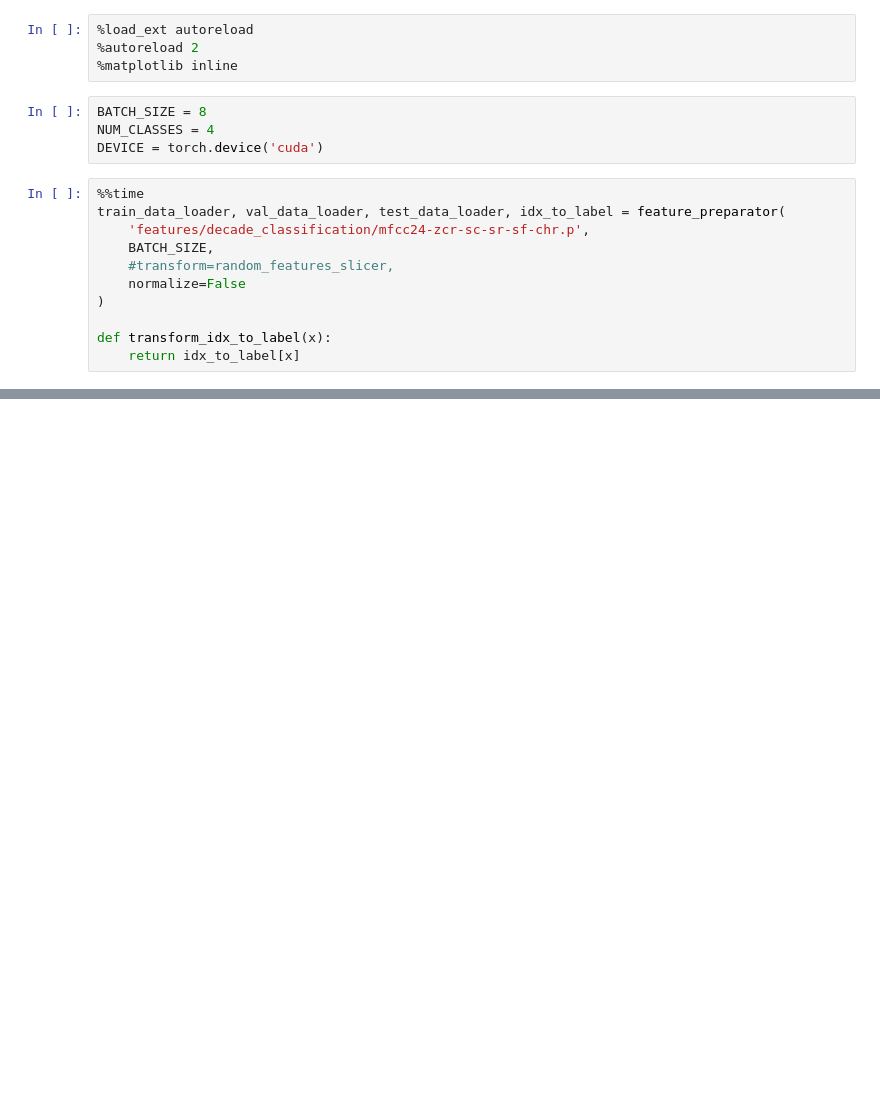
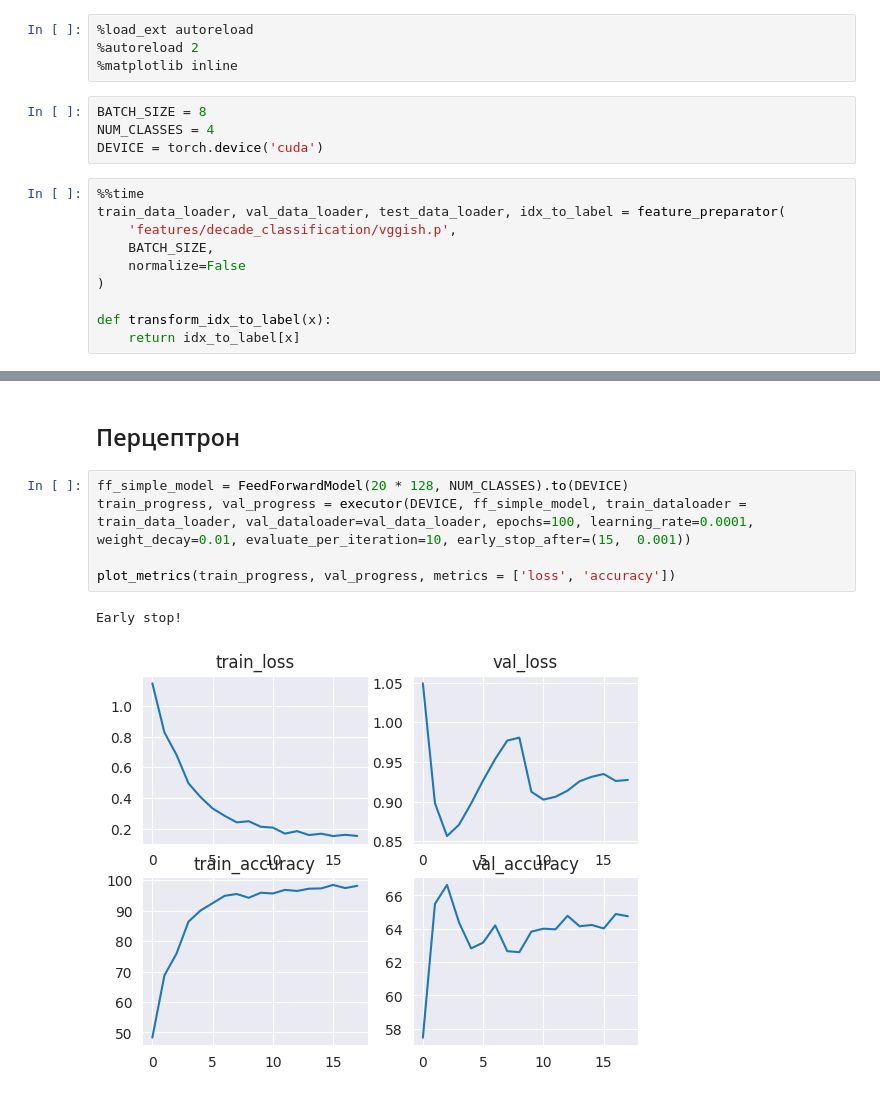
Before and after one commit to Sergey-Baranenkov/mag_coursework, a Jupyter notebook: decade_classification/decade_classification_vggish.ipynb, the cells around one changed output, grey strips where cells are left out. Drawn from its saved outputs; the diff is of its cells as text; blank space fills up the shorter version.

```diff
--- a/decade_classification/decade_classification_vggish.ipynb
+++ b/decade_classification/decade_classification_vggish.ipynb
@@ -18,9 +22,8 @@ DEVICE = torch.device('cuda')
 # %%
 %%time
 train_data_loader, val_data_loader, test_data_loader, idx_to_label = feature_preparator(
-    'features/decade_classification/mfcc24-zcr-sc-sr-sf-chr.p',
+    'features/decade_classification/vggish.p',
     BATCH_SIZE,
-    #transform=random_features_slicer,
     normalize=False
 )
 
@@ -28,0 +62,10 @@ def transform_idx_to_label(x):
+# %% [markdown]
+## Перцептрон
+# %%
+ff_simple_model = FeedForwardModel(20 * 128, NUM_CLASSES).to(DEVICE)
+train_progress, val_progress = executor(DEVICE, ff_simple_model, train_dataloader = train_data_loader, val_dataloader=val_data_loader, epochs=100, learning_rate=0.0001, weight_decay=0.01, evaluate_per_iteration=10, early_stop_after=(15,  0.001))
+
+plot_metrics(train_progress, val_progress, metrics = ['loss', 'accuracy'])
+# %% [output]
+Early stop!
+[figure, added]
```
Also changed, not shown: parts of 18 cells of this notebook, 6 other files.
